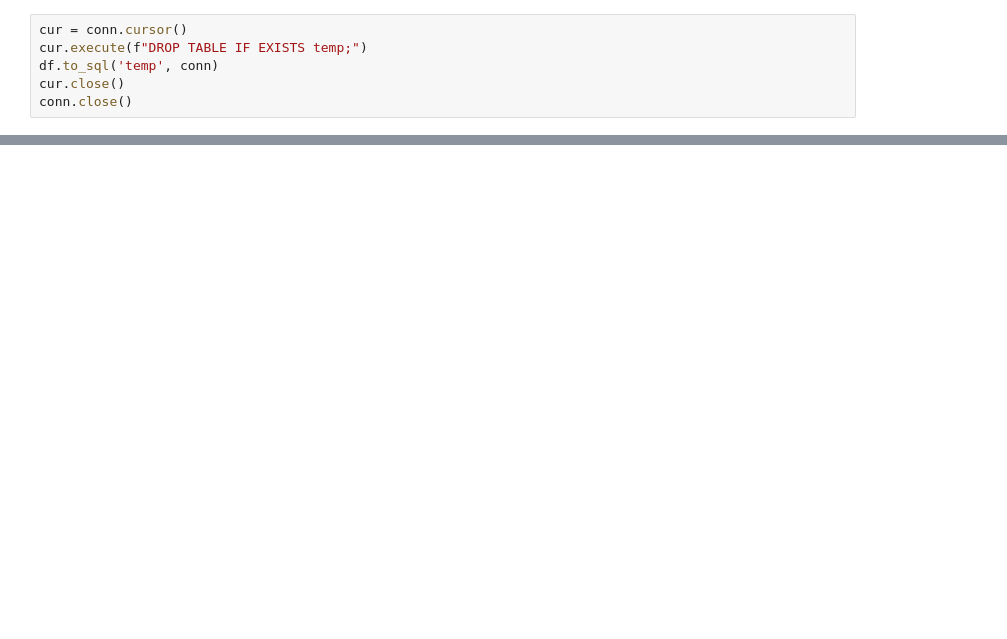
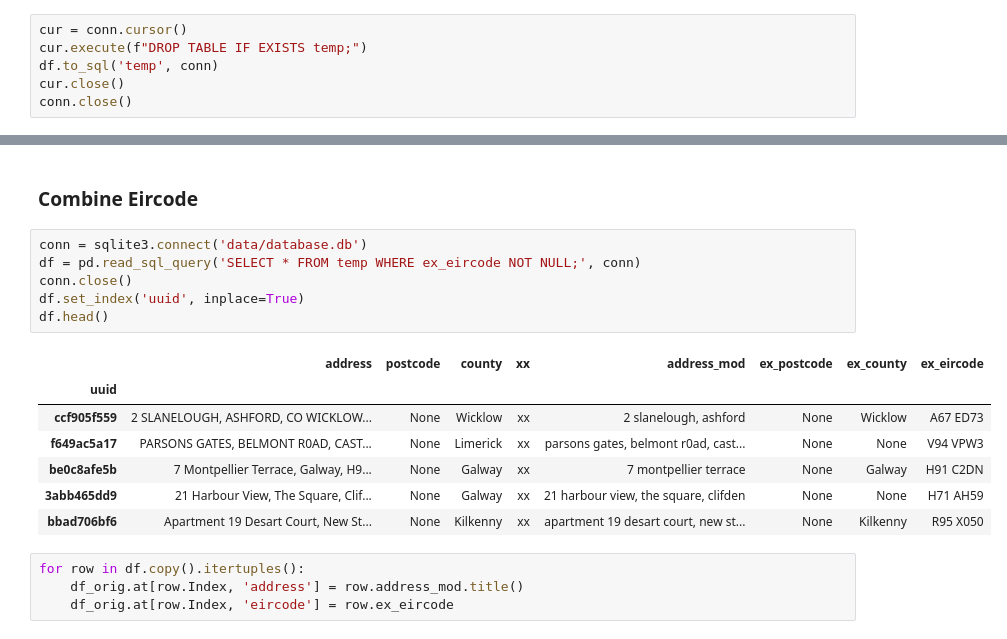
Before and after one commit to bglynch/code_scratchpad, a Jupyter notebook: blog/parsing-the-property-price-register-part-1/notebooks/Prepare data.ipynb, the cells around one changed output, grey strips where cells are left out. Drawn from its saved outputs; the diff is of its cells as text; blank space fills up the shorter version.

```diff
--- a/blog/parsing-the-property-price-register-part-1/notebooks/Prepare data.ipynb
+++ b/blog/parsing-the-property-price-register-part-1/notebooks/Prepare data.ipynb
@@ -140,0 +178,20 @@ conn.close()
+# %% [markdown]
+### Combine Eircode
+# %%
+conn = sqlite3.connect('data/database.db')
+df = pd.read_sql_query('SELECT * FROM temp WHERE ex_eircode NOT NULL;', conn)
+conn.close()
+df.set_index('uuid', inplace=True)
+df.head()
+# %% [output]
+|  | address | postcode | county | xx | address_mod | ex_postcode | ex_county | ex_eircode |
+| uuid |  |  |  |  |  |  |  |  |
+| ccf905f559 | 2 SLANELOUGH, ASHFORD, CO WICKLOW... | None | Wicklow | xx | 2 slanelough, ashford | None | Wicklow | A67 ED73 |
+| f649ac5a17 | PARSONS GATES, BELMONT R0AD, CAST... | None | Limerick | xx | parsons gates, belmont r0ad, cast... | None | None | V94 VPW3 |
+| be0c8afe5b | 7 Montpellier Terrace, Galway, H9... | None | Galway | xx | 7 montpellier terrace | None | Galway | H91 C2DN |
+| 3abb465dd9 | 21 Harbour View, The Square, Clif... | None | Galway | xx | 21 harbour view, the square, clifden | None | None | H71 AH59 |
+| bbad706bf6 | Apartment 19 Desart Court, New St... | None | Kilkenny | xx | apartment 19 desart court, new st... | None | Kilkenny | R95 X050 |
+# %%
+for row in df.copy().itertuples():
+    df_orig.at[row.Index, 'address'] = row.address_mod.title()
+    df_orig.at[row.Index, 'eircode'] = row.ex_eircode
```
Also changed, not shown: parts of 25 cells of this notebook.
